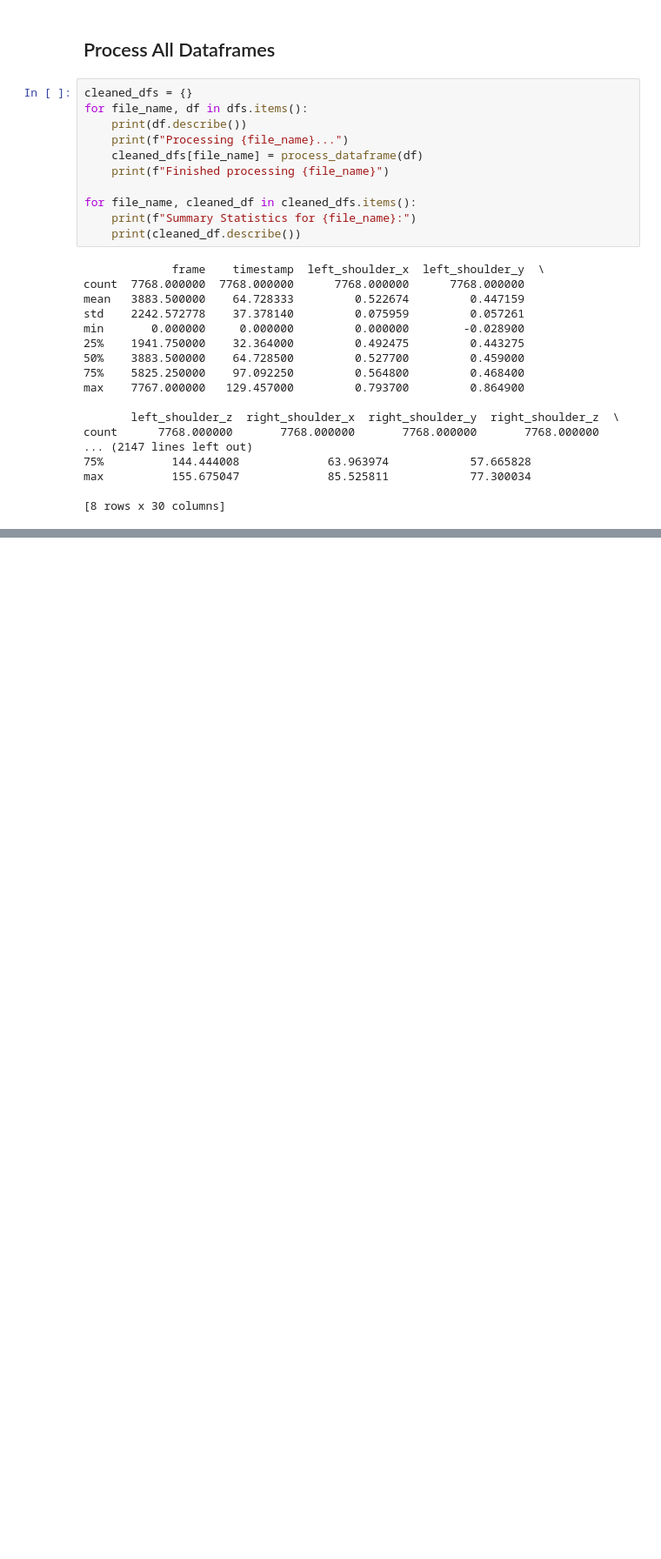
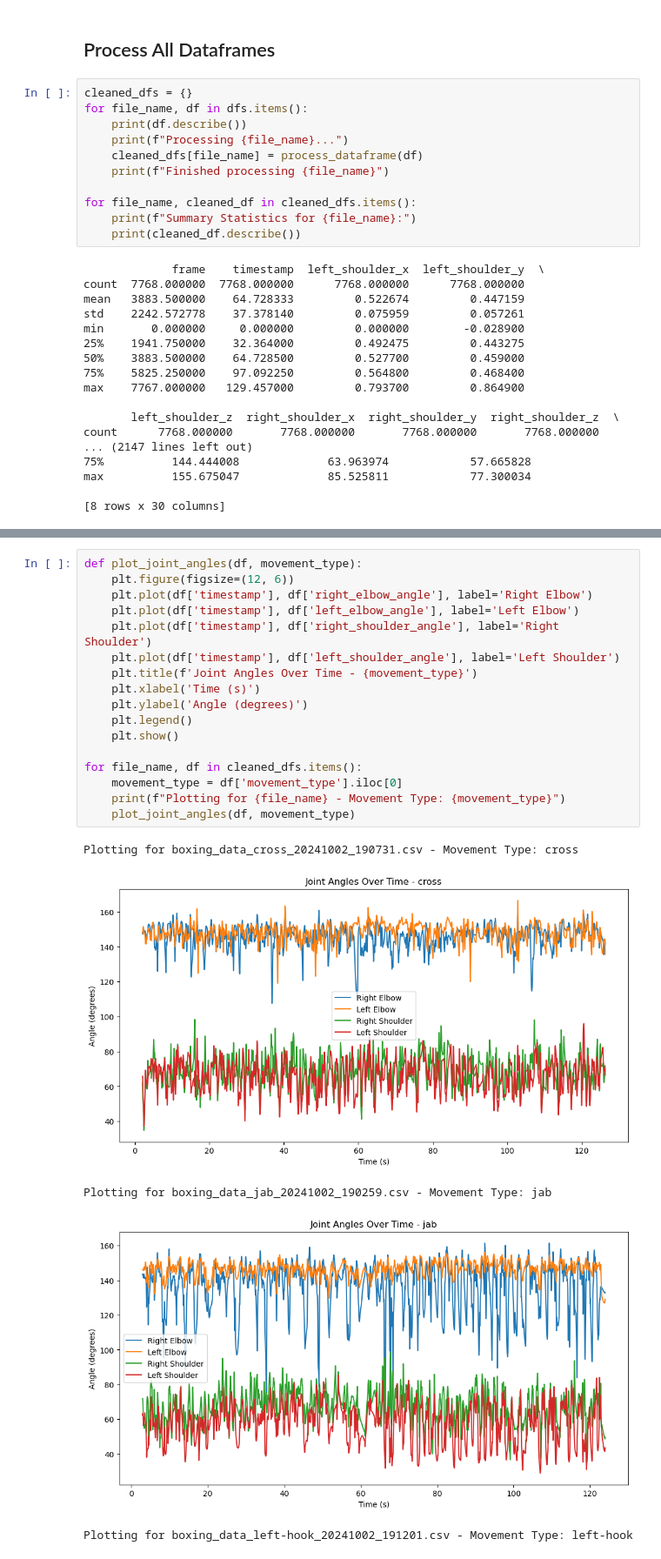
Before and after one commit to kiing-dom/punch-prediction-model, a Jupyter notebook: notebooks/1.0-feature-engineering.ipynb, the cells around one changed output, grey strips where cells are left out. Shown at 87% size. Drawn from its saved outputs; the diff is of its cells as text; blank space fills up the shorter version.

Commit message:
visualisations of joint angles completed | saved cleaned data to new directory

```diff
--- a/notebooks/1.0-feature-engineering.ipynb
+++ b/notebooks/1.0-feature-engineering.ipynb
@@ -229,0 +232,23 @@ max          155.675047             85.525811            77.300034
+# %%
+def plot_joint_angles(df, movement_type):
+    plt.figure(figsize=(12, 6))
+    plt.plot(df['timestamp'], df['right_elbow_angle'], label='Right Elbow')
+    plt.plot(df['timestamp'], df['left_elbow_angle'], label='Left Elbow')
+    plt.plot(df['timestamp'], df['right_shoulder_angle'], label='Right Shoulder')
+    plt.plot(df['timestamp'], df['left_shoulder_angle'], label='Left Shoulder')
+    plt.title(f'Joint Angles Over Time - {movement_type}')
+    plt.xlabel('Time (s)')
+    plt.ylabel('Angle (degrees)')
+    plt.legend()
+    plt.show()
+
+for file_name, df in cleaned_dfs.items():
+    movement_type = df['movement_type'].iloc[0]
+    print(f"Plotting for {file_name} - Movement Type: {movement_type}")
+    plot_joint_angles(df, movement_type)
+# %% [output]
+Plotting for boxing_data_cross_20241002_190731.csv - Movement Type: cross
+[figure, added]
+Plotting for boxing_data_jab_20241002_190259.csv - Movement Type: jab
+[figure, added]
+Plotting for boxing_data_left-hook_20241002_191201.csv - Movement Type: left-hook
```
Also changed, not shown: parts of 4 cells of this notebook, 7 other files.
